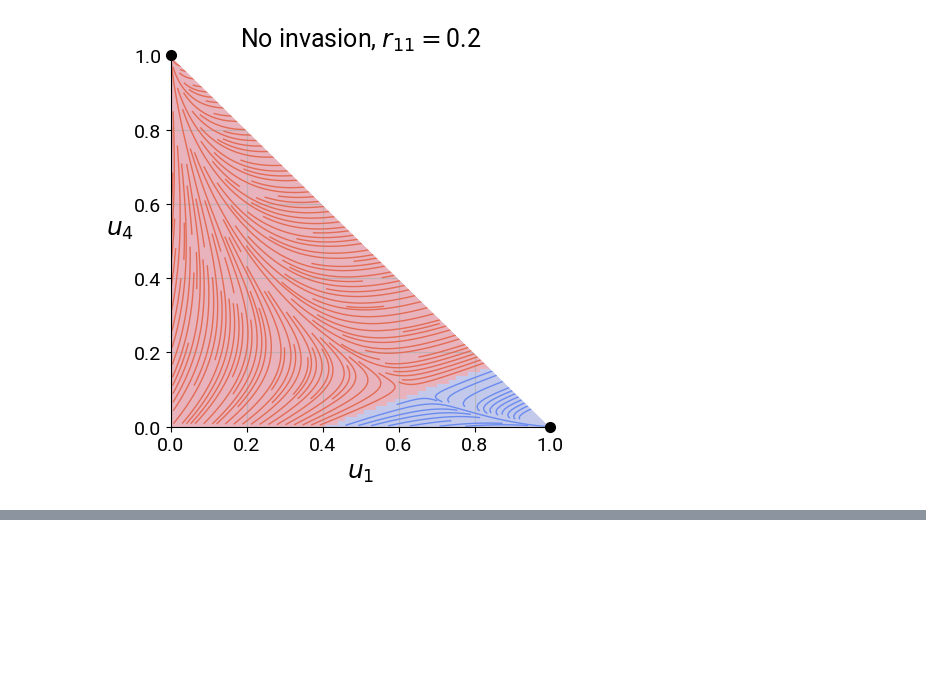
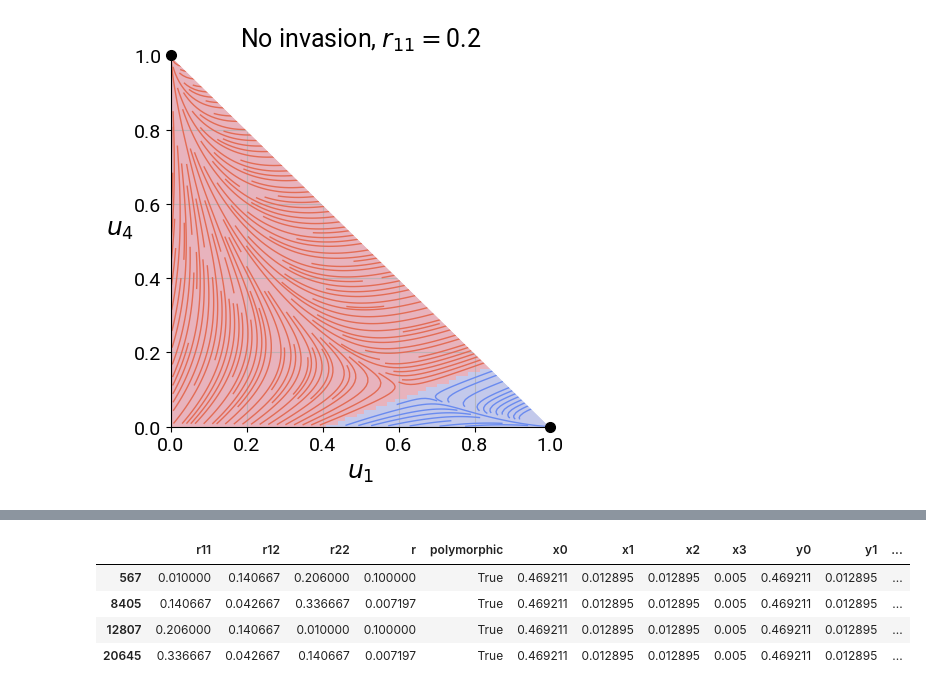
Before and after one commit to cvanamburg/quasilinkage, a Jupyter notebook: modifier.ipynb, the cells around one changed output, grey strips where cells are left out. Cells and saved outputs as stored; diff of their text form; code cells hidden in the pictures; blank space fills up the shorter version.

```diff
--- a/modifier.ipynb
+++ b/modifier.ipynb
@@ -426,0 +1214,9 @@ plt.title(title); plt.tight_layout(); plt.show() # , $r_{12}=r_{22}=0.4$
+# %%
+row = df[df.polymorphic == True]
+row
+# %% [output]
+|  | r11 | r12 | r22 | r | polymorphic | x0 | x1 | x2 | x3 | y0 | y1 | ... |
+| 567 | 0.010000 | 0.140667 | 0.206000 | 0.100000 | True | 0.469211 | 0.012895 | 0.012895 | 0.005 | 0.469211 | 0.012895 | ... |
+| 8405 | 0.140667 | 0.042667 | 0.336667 | 0.007197 | True | 0.469211 | 0.012895 | 0.012895 | 0.005 | 0.469211 | 0.012895 | ... |
+| 12807 | 0.206000 | 0.140667 | 0.010000 | 0.100000 | True | 0.469211 | 0.012895 | 0.012895 | 0.005 | 0.469211 | 0.012895 | ... |
+| 20645 | 0.336667 | 0.042667 | 0.140667 | 0.007197 | True | 0.469211 | 0.012895 | 0.012895 | 0.005 | 0.469211 | 0.012895 | ... |
```
Also changed, not shown: parts of 14 cells of this notebook, 1 other file.
